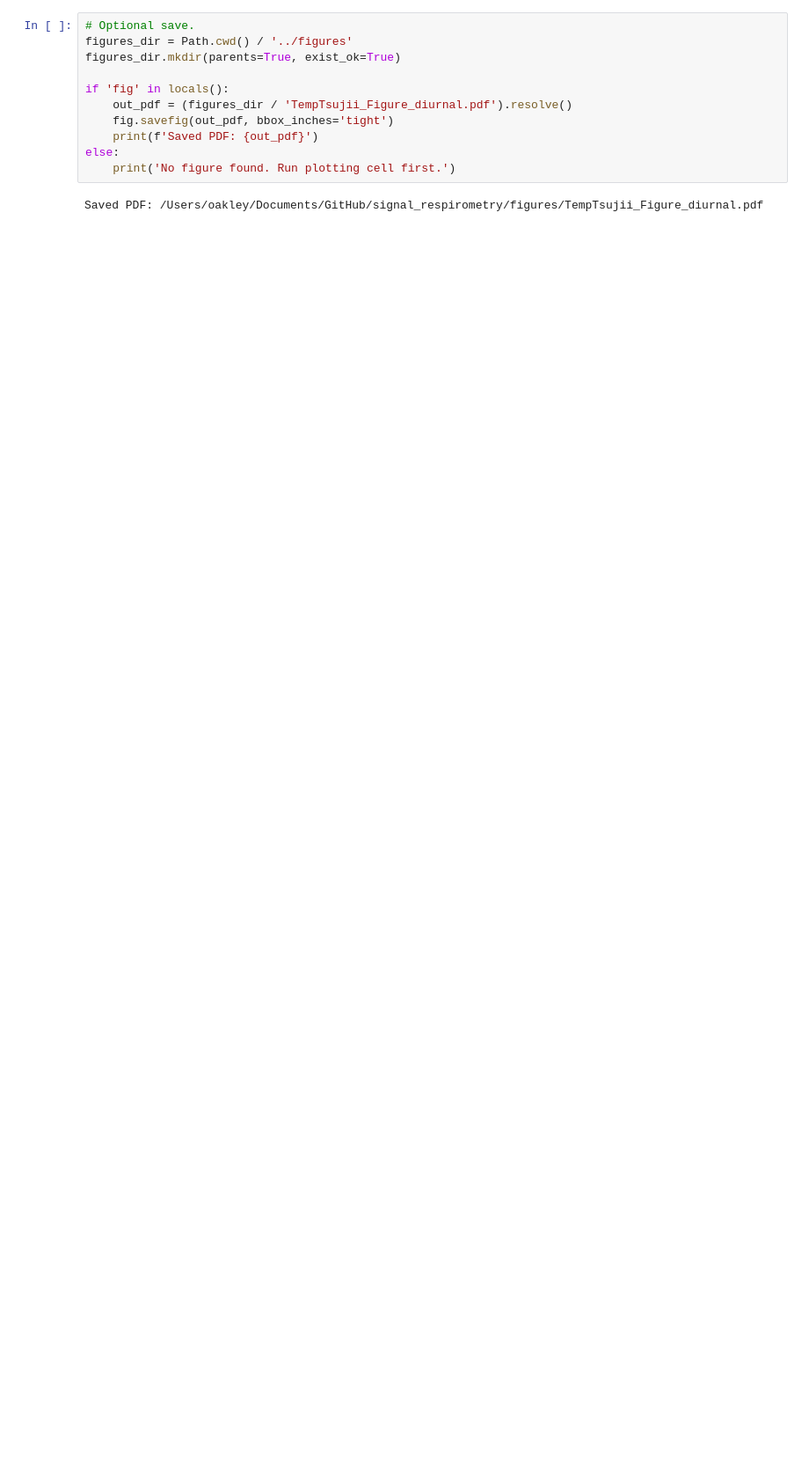
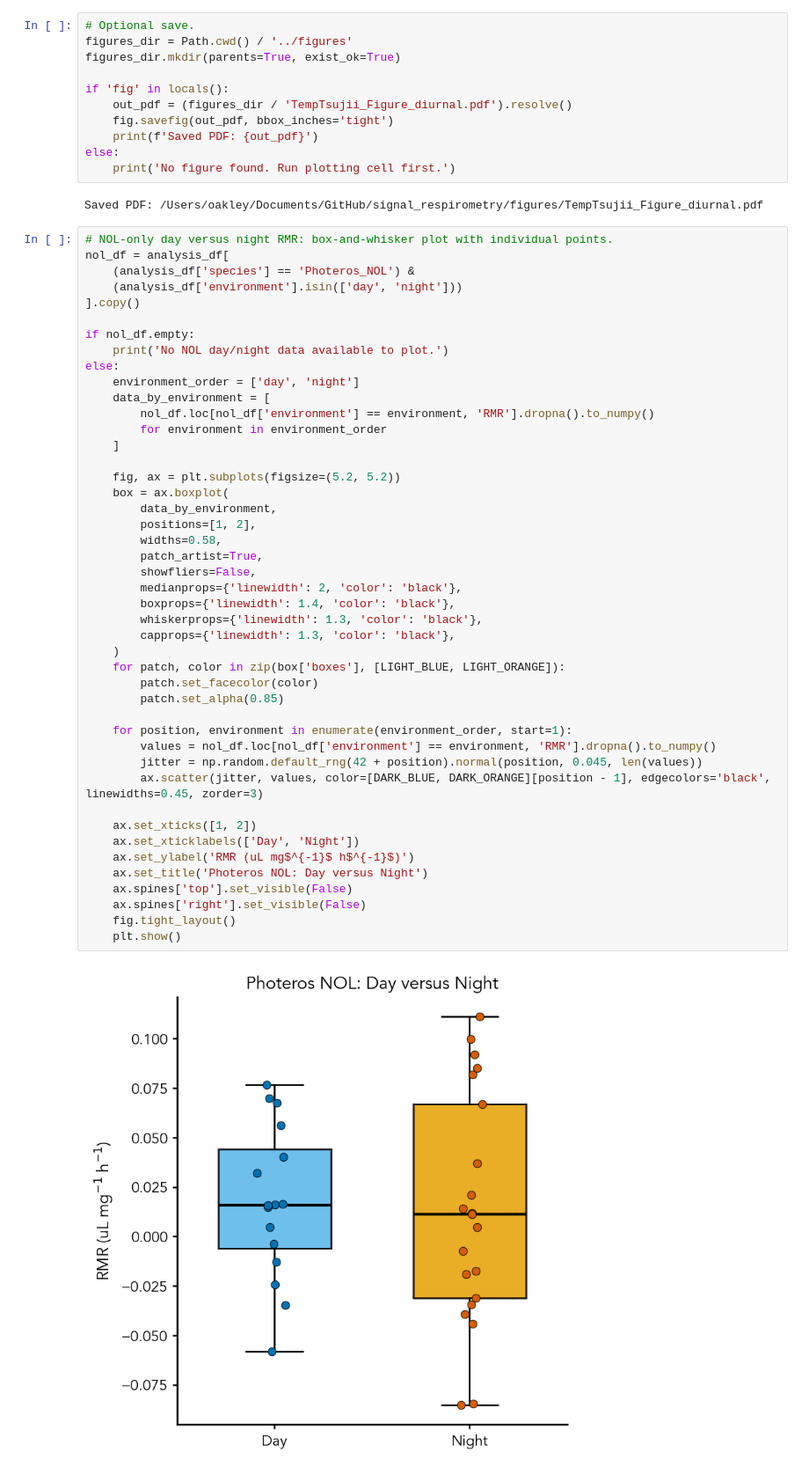
Before and after one commit to ucsb-oakley-lab/signal_respirometry, a Jupyter notebook: notebooks/TempTsujii_Figure_diurnal.ipynb, the cells around one changed output. Shown at 88% size. Cells and saved outputs as stored; diff of their text form; blank space fills up the shorter version.

```diff
--- a/notebooks/TempTsujii_Figure_diurnal.ipynb
+++ b/notebooks/TempTsujii_Figure_diurnal.ipynb
@@ -330,3 +331,50 @@ else:
     print('No figure found. Run plotting cell first.')
 # %% [output]
 Saved PDF: /Users/oakley/Documents/GitHub/signal_respirometry/figures/TempTsujii_Figure_diurnal.pdf
+# %%
+# NOL-only day versus night RMR: box-and-whisker plot with individual points.
+nol_df = analysis_df[
+    (analysis_df['species'] == 'Photeros_NOL') &
+    (analysis_df['environment'].isin(['day', 'night']))
+].copy()
+
+if nol_df.empty:
+    print('No NOL day/night data available to plot.')
+else:
+    environment_order = ['day', 'night']
+    data_by_environment = [
+        nol_df.loc[nol_df['environment'] == environment, 'RMR'].dropna().to_numpy()
+        for environment in environment_order
+    ]
+
+    fig, ax = plt.subplots(figsize=(5.2, 5.2))
+    box = ax.boxplot(
+        data_by_environment,
+        positions=[1, 2],
+        widths=0.58,
+        patch_artist=True,
+        showfliers=False,
+        medianprops={'linewidth': 2, 'color': 'black'},
+        boxprops={'linewidth': 1.4, 'color': 'black'},
+        whiskerprops={'linewidth': 1.3, 'color': 'black'},
+        capprops={'linewidth': 1.3, 'color': 'black'},
+    )
+    for patch, color in zip(box['boxes'], [LIGHT_BLUE, LIGHT_ORANGE]):
+        patch.set_facecolor(color)
+        patch.set_alpha(0.85)
+
+    for position, environment in enumerate(environment_order, start=1):
+        values = nol_df.loc[nol_df['environment'] == environment, 'RMR'].dropna().to_numpy()
+        jitter = np.random.default_rng(42 + position).normal(position, 0.045, len(values))
+        ax.scatter(jitter, values, color=[DARK_BLUE, DARK_ORANGE][position - 1], edgecolors='black', linewidths=0.45, zorder=3)
+
+    ax.set_xticks([1, 2])
+    ax.set_xticklabels(['Day', 'Night'])
+    ax.set_ylabel('RMR (uL mg$^{-1}$ h$^{-1}$)')
+    ax.set_title('Photeros NOL: Day versus Night')
+    ax.spines['top'].set_visible(False)
+    ax.spines['right'].set_visible(False)
+    fig.tight_layout()
+    plt.show()
+# %% [output]
+[figure, added]
```
Also changed, not shown: parts of 5 cells of this notebook, 21 other files.
